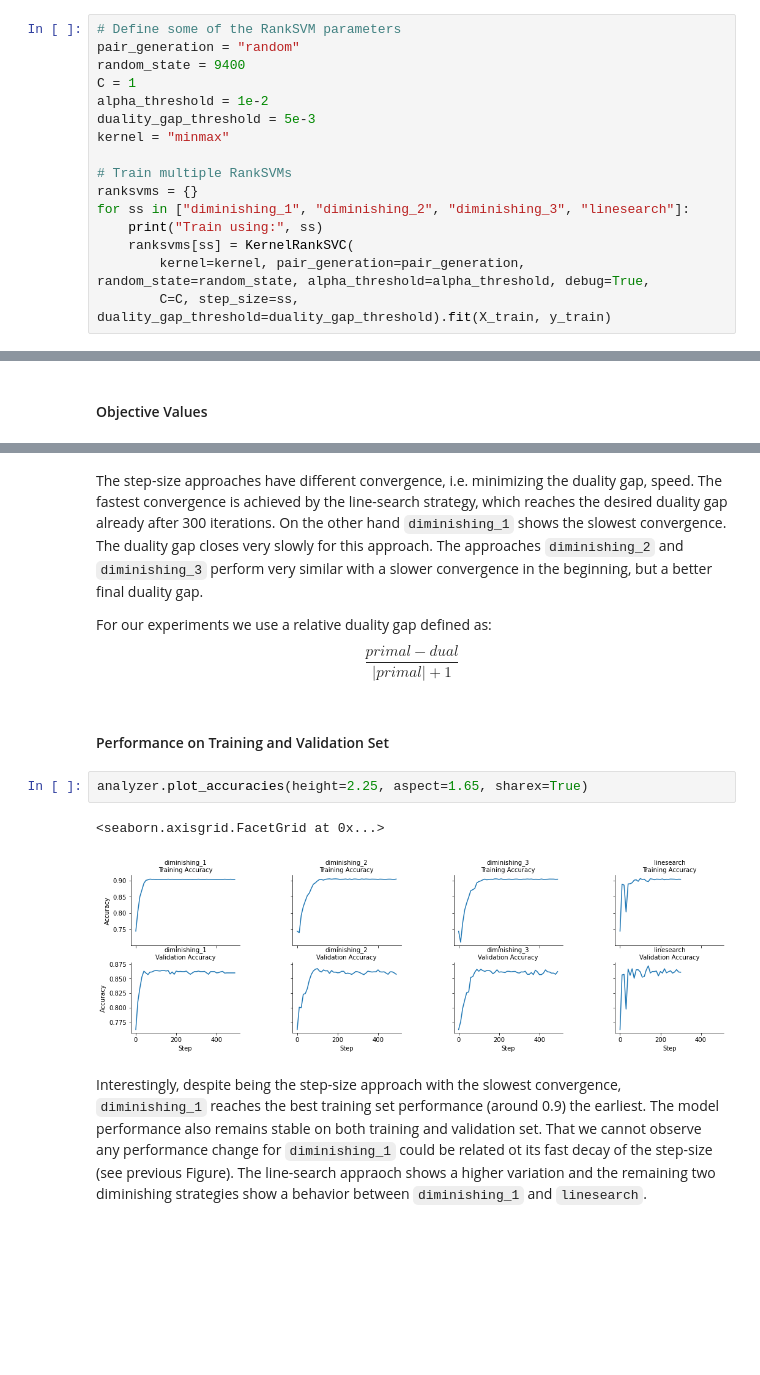
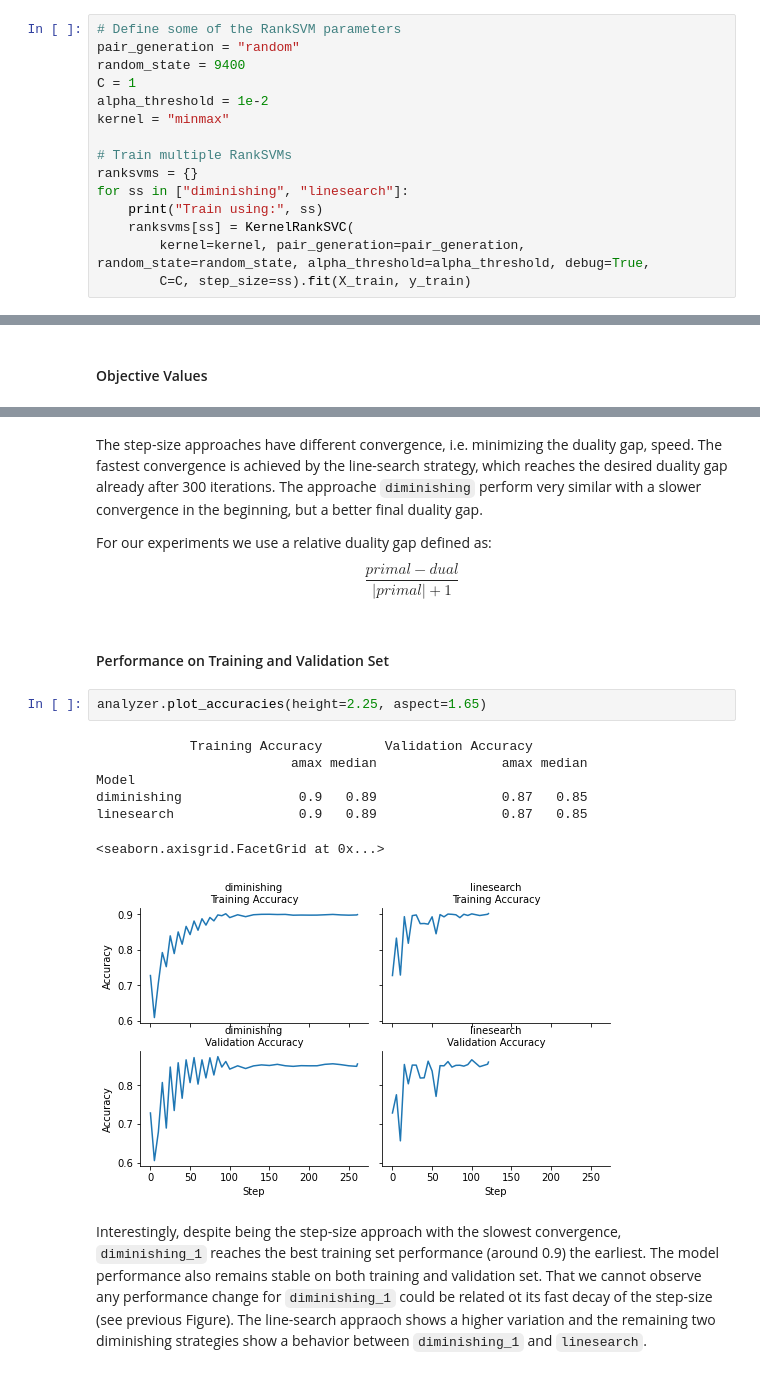
Before and after one commit to bachi55/rosvm, a Jupyter notebook: rosvm/ranksvm/tutorial/convergence_analysis.ipynb, the cells around one changed output, grey strips where cells are left out. Saved outputs shown, nothing was run; the diff lists cells and outputs as text; blank space fills up the shorter version.

Commit message:
Update tutorials
- convergence analysis is now limited to 'diminishing' and 'linesarch'
- fixed the dual_variable plotting in the RankSVM analyzer

````diff
--- a/rosvm/ranksvm/tutorial/convergence_analysis.ipynb
+++ b/rosvm/ranksvm/tutorial/convergence_analysis.ipynb
@@ -59,14 +57,13 @@ pair_generation = "random"
 random_state = 9400
 C = 1
 alpha_threshold = 1e-2
-duality_gap_threshold = 5e-3
 kernel = "minmax"
 
 # Train multiple RankSVMs
 ranksvms = {}
-for ss in ["diminishing_1", "diminishing_2", "diminishing_3", "linesearch"]:
+for ss in ["diminishing", "linesearch"]:
     print("Train using:", ss)
     ranksvms[ss] = KernelRankSVC(
         kernel=kernel, pair_generation=pair_generation, random_state=random_state, alpha_threshold=alpha_threshold, debug=True,
-        C=C, step_size=ss, duality_gap_threshold=duality_gap_threshold).fit(X_train, y_train)
+        C=C, step_size=ss).fit(X_train, y_train)
 # %% [output]
@@ -94,14 +91,19 @@ analyzer.plot_objective_functions(height=2.25, aspect=1.65, sharex=True)
 # %% [markdown]
-The step-size approaches have different convergence, i.e. minimizing the duality gap, speed. The fastest convergence is achieved by the line-search strategy, which reaches the desired duality gap already after 300 iterations. On the other hand ```diminishing_1``` shows the slowest convergence. The duality gap closes very slowly for this approach. The approaches ```diminishing_2``` and ```diminishing_3``` perform very similar with a slower convergence in the beginning, but a better final duality gap.
+The step-size approaches have different convergence, i.e. minimizing the duality gap, speed. The fastest convergence is achieved by the line-search strategy, which reaches the desired duality gap already after 300 iterations. The approache ```diminishing``` perform very similar with a slower convergence in the beginning, but a better final duality gap.
 
 For our experiments we use a relative duality gap defined as: $$\frac{primal - dual}{|primal| + 1}$$
 # %% [markdown]
 #### Performance on Training and Validation Set
 # %%
-analyzer.plot_accuracies(height=2.25, aspect=1.65, sharex=True)
+analyzer.plot_accuracies(height=2.25, aspect=1.65)
 # %% [output]
-<seaborn.axisgrid.FacetGrid at 0x...>
+            Training Accuracy        Validation Accuracy
+                         amax median                amax median
+Model
+diminishing               0.9   0.89                0.87   0.85
+linesearch                0.9   0.89                0.87   0.85
+<seaborn.axisgrid.FacetGrid at 0x...>
-[figure, old version]
+[figure, new version]
 # %% [markdown]
 Interestingly, despite being the step-size approach with the slowest convergence, ```diminishing_1``` reaches the best training set performance (around 0.9) the earliest. The model performance also remains stable on both training and validation set. That we cannot observe any performance change for ```diminishing_1``` could be related ot its fast decay of the step-size (see previous Figure). The line-search appraoch shows a higher variation and the remaining two diminishing strategies show a behavior between ```diminishing_1``` and ```linesearch```.
 # %% [markdown]
````
Also changed, not shown: parts of 23 cells of this notebook, 4 other files.
